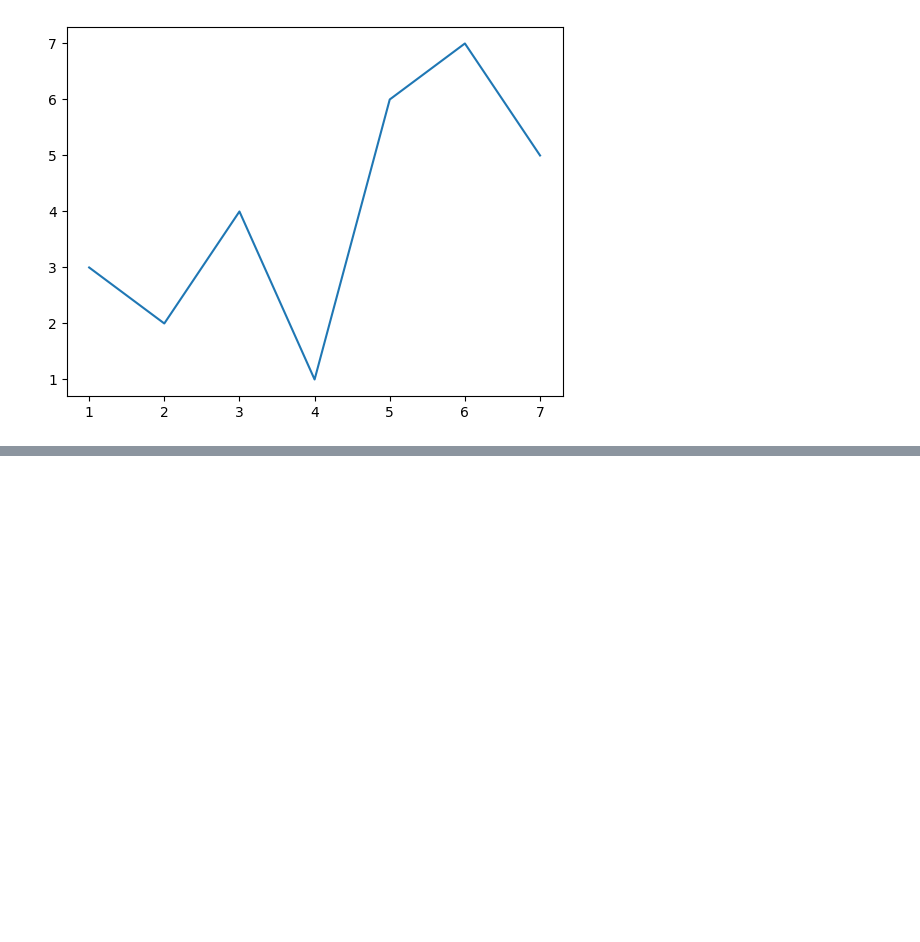
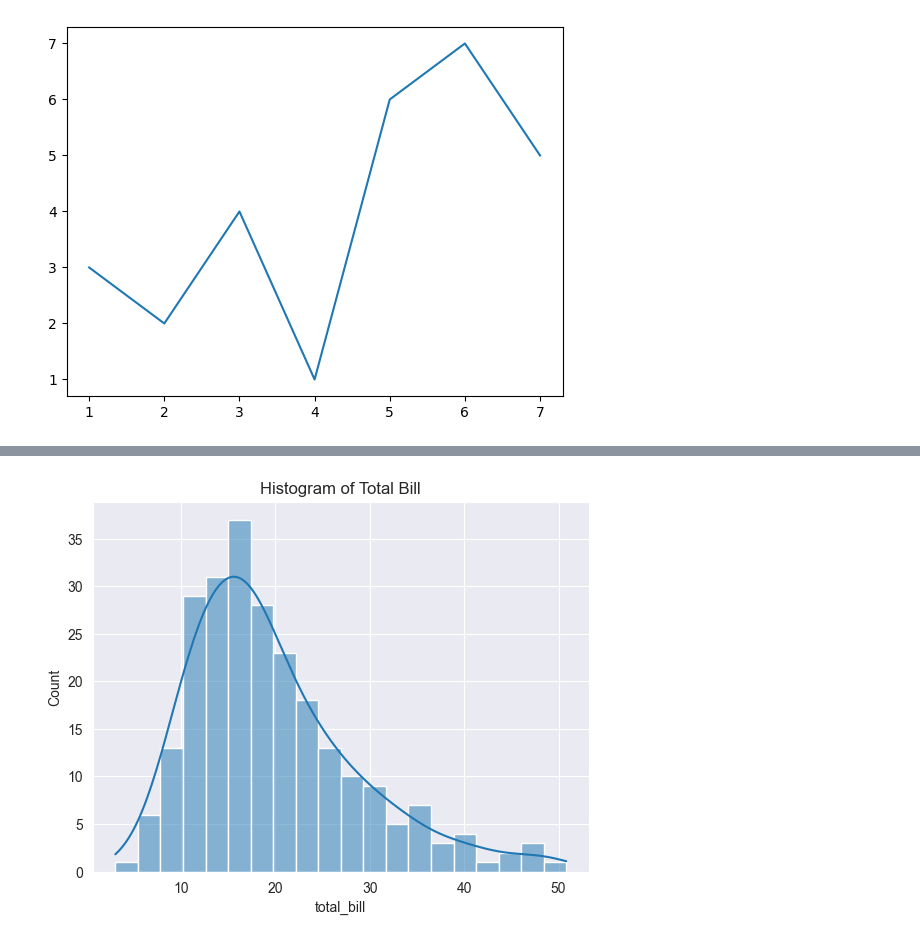
Before and after one commit to sudhanshuit9/Data_Visualisations, a Jupyter notebook: seaborn.ipynb, the cells around one changed output, grey strips where cells are left out. Saved outputs shown, nothing was run; the diff lists cells and outputs as text; code cells hidden in the pictures; blank space fills up the shorter version.

```diff
--- a/seaborn.ipynb
+++ b/seaborn.ipynb
@@ -20,0 +41,7 @@ plt.show()
+# %%
+# Histogram of total_bill
+sns.histplot(data=tips, x="total_bill", bins=20, kde=True)
+plt.title("Histogram of Total Bill")
+plt.show()
+# %% [output]
+[figure, added]
```
Also changed, not shown: parts of 6 cells of this notebook.
